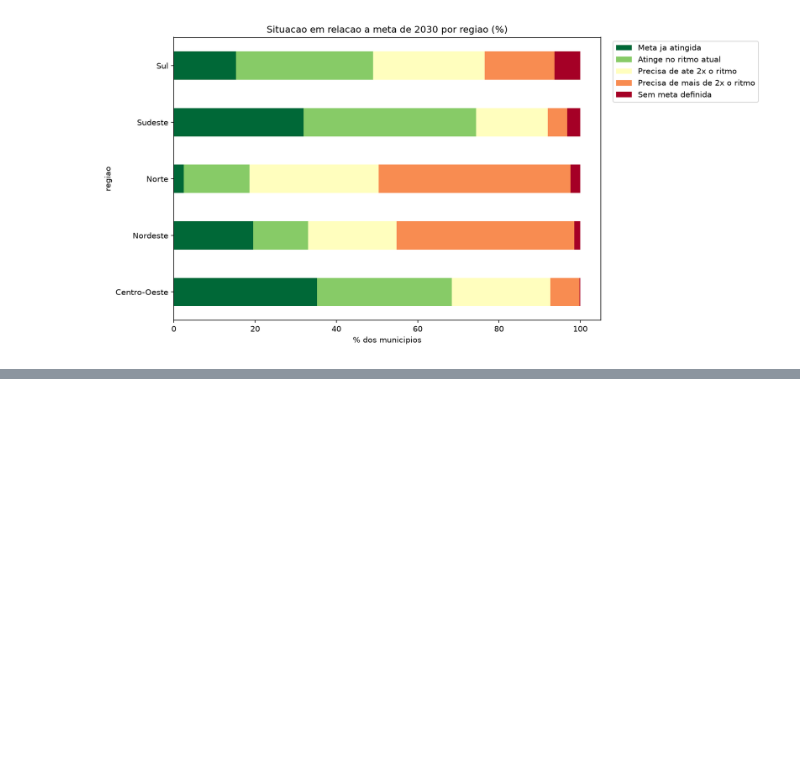
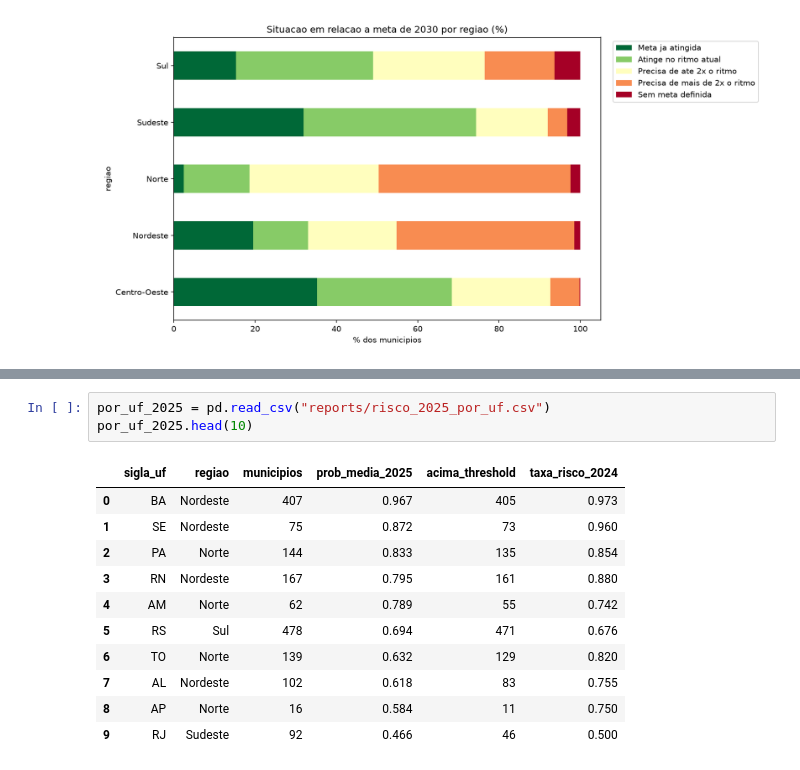
Before and after one commit to GabrielFontineles/tech-challenge-fase3, a Jupyter notebook: notebooks/04_analise_estrategica.ipynb, the cells around one changed output, grey strips where cells are left out. Cells and saved outputs as stored; diff of their text form; blank space fills up the shorter version.

```diff
--- a/notebooks/04_analise_estrategica.ipynb
+++ b/notebooks/04_analise_estrategica.ipynb
@@ -179,0 +209,15 @@ Os 3 mais críticos de cada um dos 5 estados com mais prioritários:
+# %%
+por_uf_2025 = pd.read_csv("reports/risco_2025_por_uf.csv")
+por_uf_2025.head(10)
+# %% [output]
+|  | sigla_uf | regiao | municipios | prob_media_2025 | acima_threshold | taxa_risco_2024 |
+| 0 | BA | Nordeste | 407 | 0.967 | 405 | 0.973 |
+| 1 | SE | Nordeste | 75 | 0.872 | 73 | 0.960 |
+| 2 | PA | Norte | 144 | 0.833 | 135 | 0.854 |
+| 3 | RN | Nordeste | 167 | 0.795 | 161 | 0.880 |
+| 4 | AM | Norte | 62 | 0.789 | 55 | 0.742 |
+| 5 | RS | Sul | 478 | 0.694 | 471 | 0.676 |
+| 6 | TO | Norte | 139 | 0.632 | 129 | 0.820 |
+| 7 | AL | Nordeste | 102 | 0.618 | 83 | 0.755 |
+| 8 | AP | Norte | 16 | 0.584 | 11 | 0.750 |
+| 9 | RJ | Sudeste | 92 | 0.466 | 46 | 0.500 |
```
Also changed, not shown: parts of 6 cells of this notebook, 1 other file.
